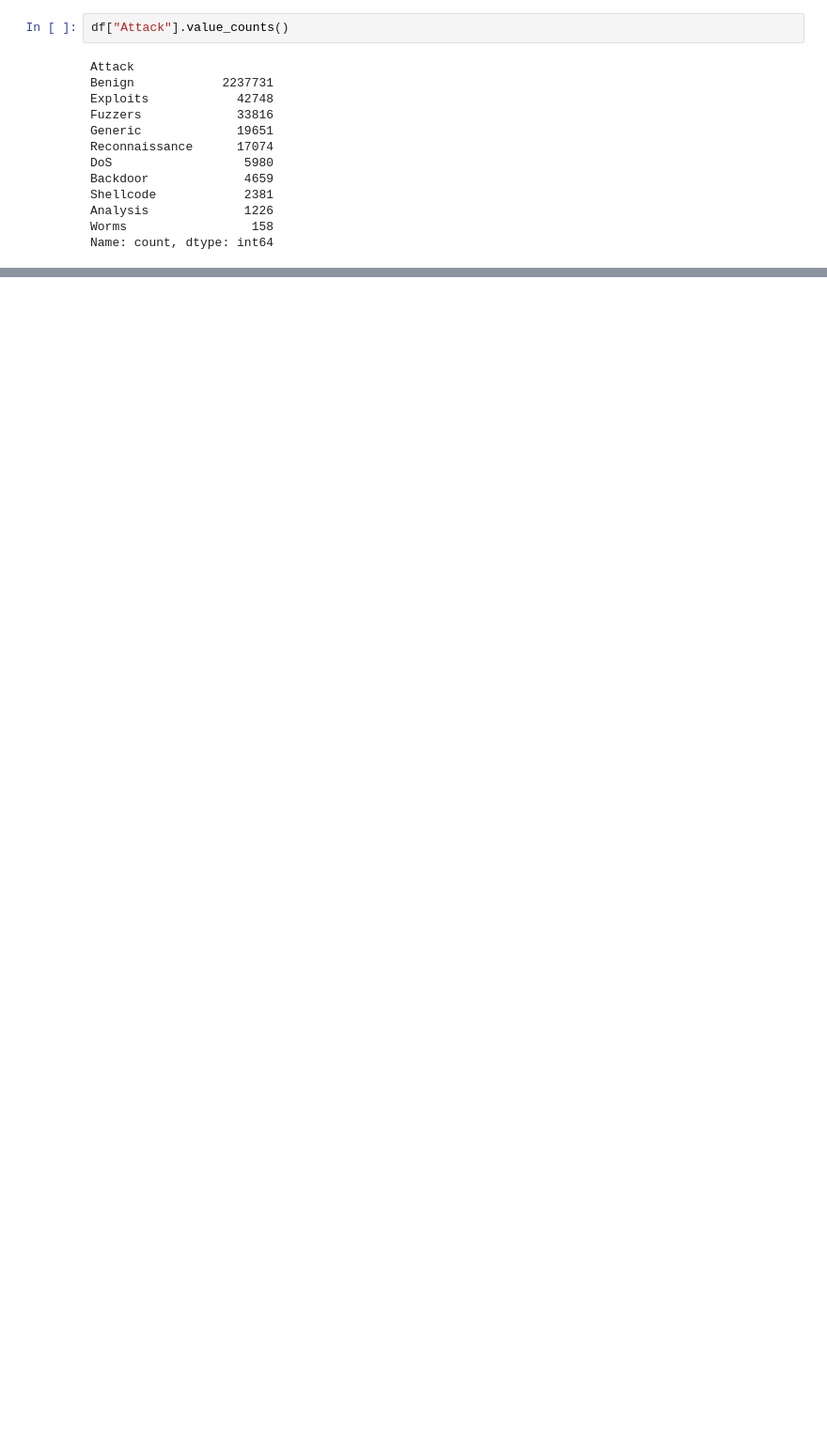
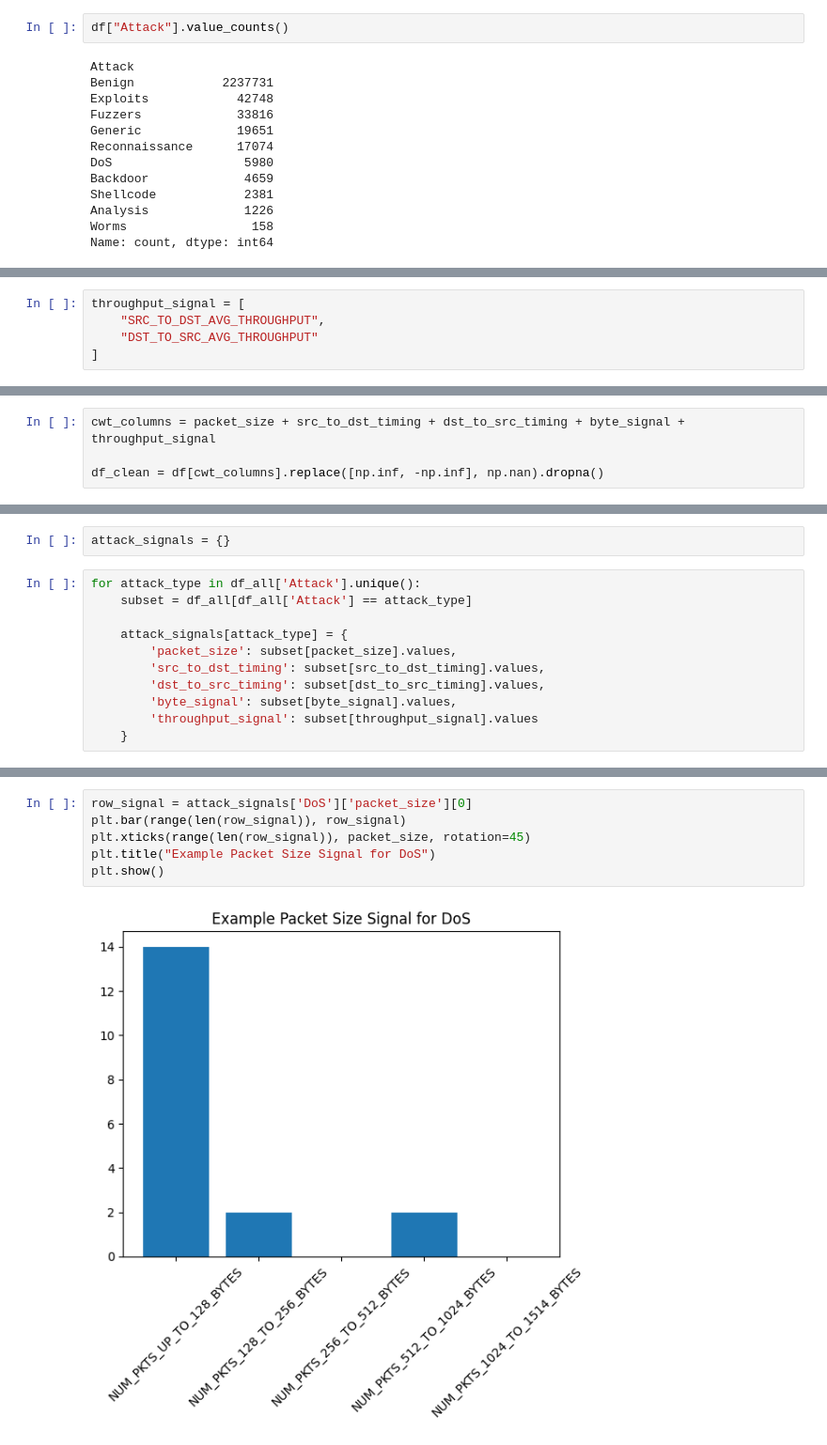
Before and after one commit to Zeecrow16/TF-ML-NIDS, a Jupyter notebook: cwt_data/cwt_data.ipynb, the cells around one changed output, grey strips where cells are left out. Shown at 94% size. Drawn from its saved outputs; the diff is of its cells as text; blank space fills up the shorter version.

```diff
--- a/cwt_data/cwt_data.ipynb
+++ b/cwt_data/cwt_data.ipynb
@@ -135,0 +111,5 @@ attack_types = [x for x in attack_types if x != 'Benign'| 'Worm']
+# %%
+throughput_signal = [
+    "SRC_TO_DST_AVG_THROUGHPUT",
+    "DST_TO_SRC_AVG_THROUGHPUT"
+]
@@ -135,0 +118,4 @@ attack_types = [x for x in attack_types if x != 'Benign'| 'Worm']
+# %%
+cwt_columns = packet_size + src_to_dst_timing + dst_to_src_timing + byte_signal + throughput_signal
+
+df_clean = df[cwt_columns].replace([np.inf, -np.inf], np.nan).dropna()
@@ -135,0 +167,13 @@ attack_types = [x for x in attack_types if x != 'Benign'| 'Worm']
+# %%
+attack_signals = {}
+# %%
+for attack_type in df_all['Attack'].unique():
+    subset = df_all[df_all['Attack'] == attack_type]
+
+    attack_signals[attack_type] = {
+        'packet_size': subset[packet_size].values,
+        'src_to_dst_timing': subset[src_to_dst_timing].values,
+        'dst_to_src_timing': subset[dst_to_src_timing].values,
+        'byte_signal': subset[byte_signal].values,
+        'throughput_signal': subset[throughput_signal].values
+    }
@@ -135,0 +193,8 @@ attack_types = [x for x in attack_types if x != 'Benign'| 'Worm']
+# %%
+row_signal = attack_signals['DoS']['packet_size'][0]
+plt.bar(range(len(row_signal)), row_signal)
+plt.xticks(range(len(row_signal)), packet_size, rotation=45)
+plt.title("Example Packet Size Signal for DoS")
+plt.show()
+# %% [output]
+[figure, added]
```
Also changed, not shown: parts of 44 cells of this notebook, 3 other files.
